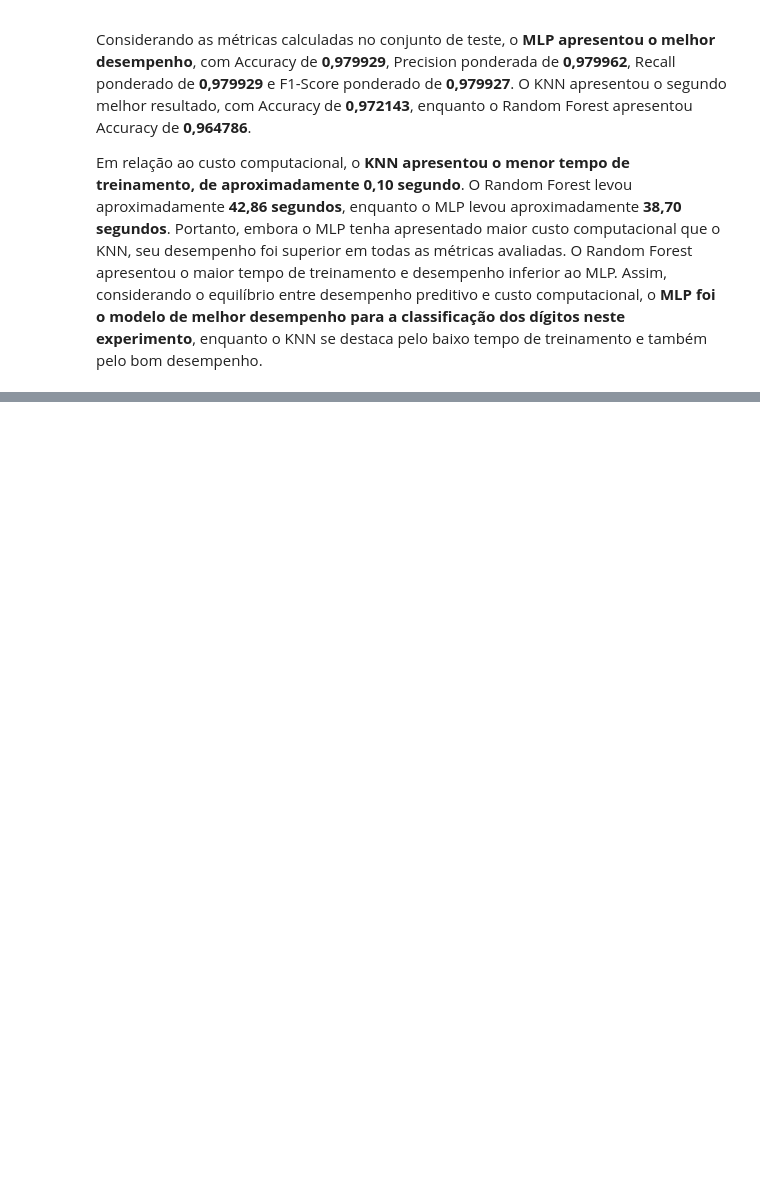
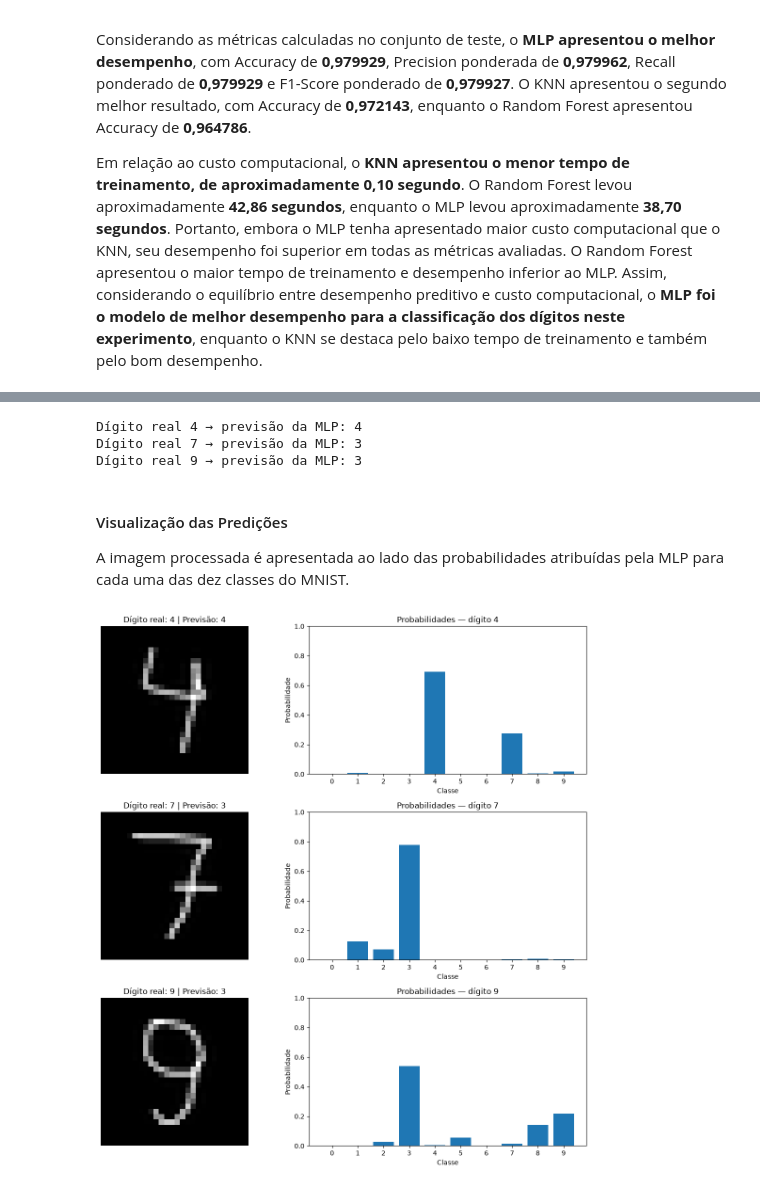
Before and after one commit to acaciarosar/digit-ai, a Jupyter notebook: digitai_mnist.ipynb, the cells around one changed output, grey strips where cells are left out. Saved outputs shown, nothing was run; the diff lists cells and outputs as text; code cells hidden in the pictures; blank space fills up the shorter version.

```diff
--- a/digitai_mnist.ipynb
+++ b/digitai_mnist.ipynb
@@ -447,0 +931,56 @@ Em relação ao custo computacional, o **KNN apresentou o menor tempo de treinam
+# %%
+# Organiza as imagens processadas em uma matriz de entrada
+X_proprias = np.array([
+    imagens_processadas["4"].flatten(),
+    imagens_processadas["7"].flatten(),
+    imagens_processadas["9"].flatten()
+])
+
+# Realiza as previsões com a MLP original
+previsoes_proprias = mlp_model.predict(X_proprias)
+
+# Obtém as probabilidades para cada classe
+probabilidades_proprias = mlp_model.predict_proba(X_proprias)
+
+for digito, previsao in zip(["4", "7", "9"], previsoes_proprias):
+    print(f"Dígito real {digito} → previsão da MLP: {previsao}")
+# %% [output]
+Dígito real 4 → previsão da MLP: 4
+Dígito real 7 → previsão da MLP: 3
+Dígito real 9 → previsão da MLP: 3
+# %% [markdown]
+#### Visualização das Predições
+
+A imagem processada é apresentada ao lado das probabilidades atribuídas pela MLP para cada uma das dez classes do MNIST.
+# %%
+fig, axes = plt.subplots(3, 2, figsize=(12, 12))
+
+for linha, digito in enumerate(["4", "7", "9"]):
+    indice = linha
+
+    # Imagem processada
+    axes[linha, 0].imshow(
+        imagens_processadas[digito],
+        cmap="gray"
+    )
+    axes[linha, 0].set_title(
+        f"Dígito real: {digito} | Previsão: {previsoes_proprias[indice]}"
+    )
+    axes[linha, 0].axis("off")
+
+    # Probabilidades
+    axes[linha, 1].bar(
+        mlp_model.classes_,
+        probabilidades_proprias[indice]
+    )
+    axes[linha, 1].set_title(
+        f"Probabilidades — dígito {digito}"
+    )
+    axes[linha, 1].set_xlabel("Classe")
+    axes[linha, 1].set_ylabel("Probabilidade")
+    axes[linha, 1].set_ylim(0, 1)
+
+plt.tight_layout()
+plt.show()
+# %% [output]
+[figure, added]
```
Also changed, not shown: parts of 26 cells of this notebook, 3 other files.
